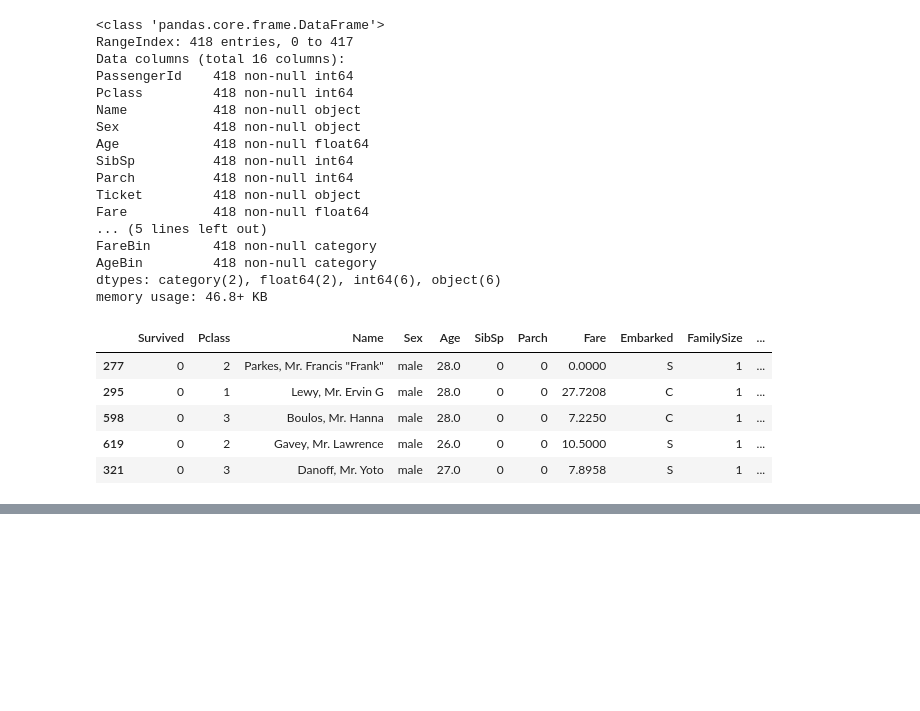
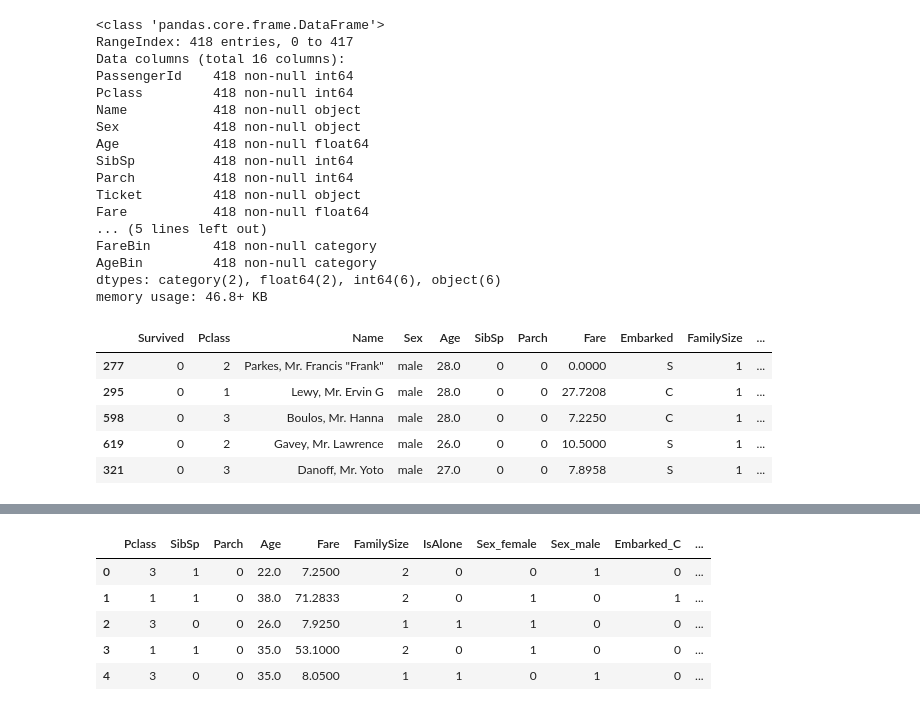
Before and after one commit to sebastienharinck/Courses, a Jupyter notebook: kaggle/titanic/titanic-machine-learning-from-disaster.ipynb, the cells around one changed output, grey strips where cells are left out. Saved outputs shown, nothing was run; the diff lists cells and outputs as text; code cells hidden in the pictures; blank space fills up the shorter version.

```diff
--- a/kaggle/titanic/titanic-machine-learning-from-disaster.ipynb
+++ b/kaggle/titanic/titanic-machine-learning-from-disaster.ipynb
@@ -301,0 +316,3 @@ data1.sample(5)
+# %%
+# pretty name/values for charts
+data1_x = ['Sex', 'Pclass', 'Embarked', 'Title', 'SibSp', 'Parch', 'Age', 'Fare', 'FamilySize', 'IsAlone']
@@ -301,0 +328,13 @@ data1.sample(5)
+# %%
+data1_dummy = pd.get_dummies(data1[data1_x])
+data1_x_dummy = data1_dummy.columns.tolist()
+data1_xy_dummy = Target + data1_x_dummy
+# %%
+data1_dummy.head()
+# %% [output]
+|  | Pclass | SibSp | Parch | Age | Fare | FamilySize | IsAlone | Sex_female | Sex_male | Embarked_C | ... |
+| 0 | 3 | 1 | 0 | 22.0 | 7.2500 | 2 | 0 | 0 | 1 | 0 | ... |
+| 1 | 1 | 1 | 0 | 38.0 | 71.2833 | 2 | 0 | 1 | 0 | 1 | ... |
+| 2 | 3 | 0 | 0 | 26.0 | 7.9250 | 1 | 1 | 1 | 0 | 0 | ... |
+| 3 | 1 | 1 | 0 | 35.0 | 53.1000 | 2 | 0 | 1 | 0 | 0 | ... |
+| 4 | 3 | 0 | 0 | 35.0 | 8.0500 | 1 | 1 | 0 | 1 | 0 | ... |
```
Also changed, not shown: parts of 8 cells of this notebook.
